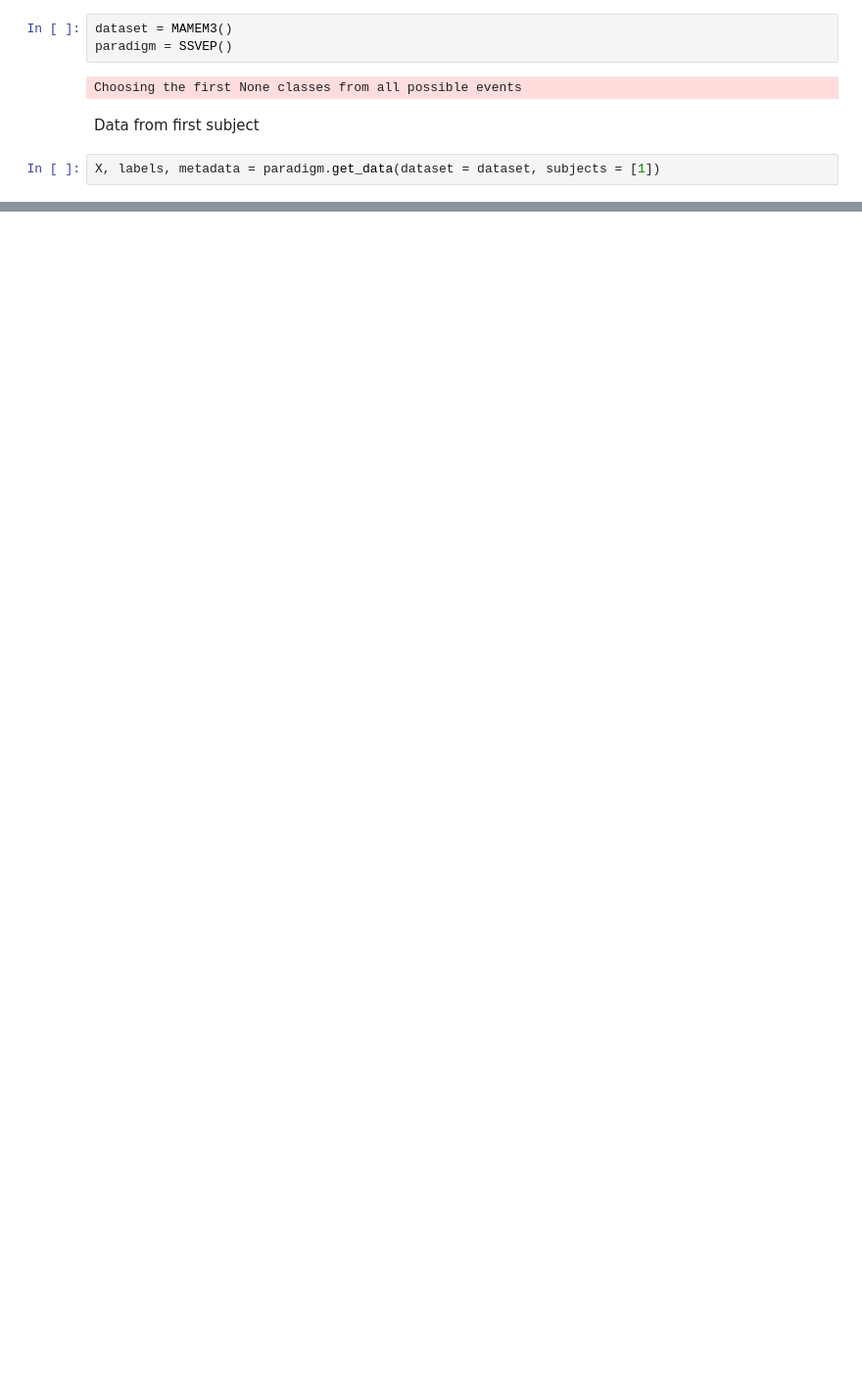
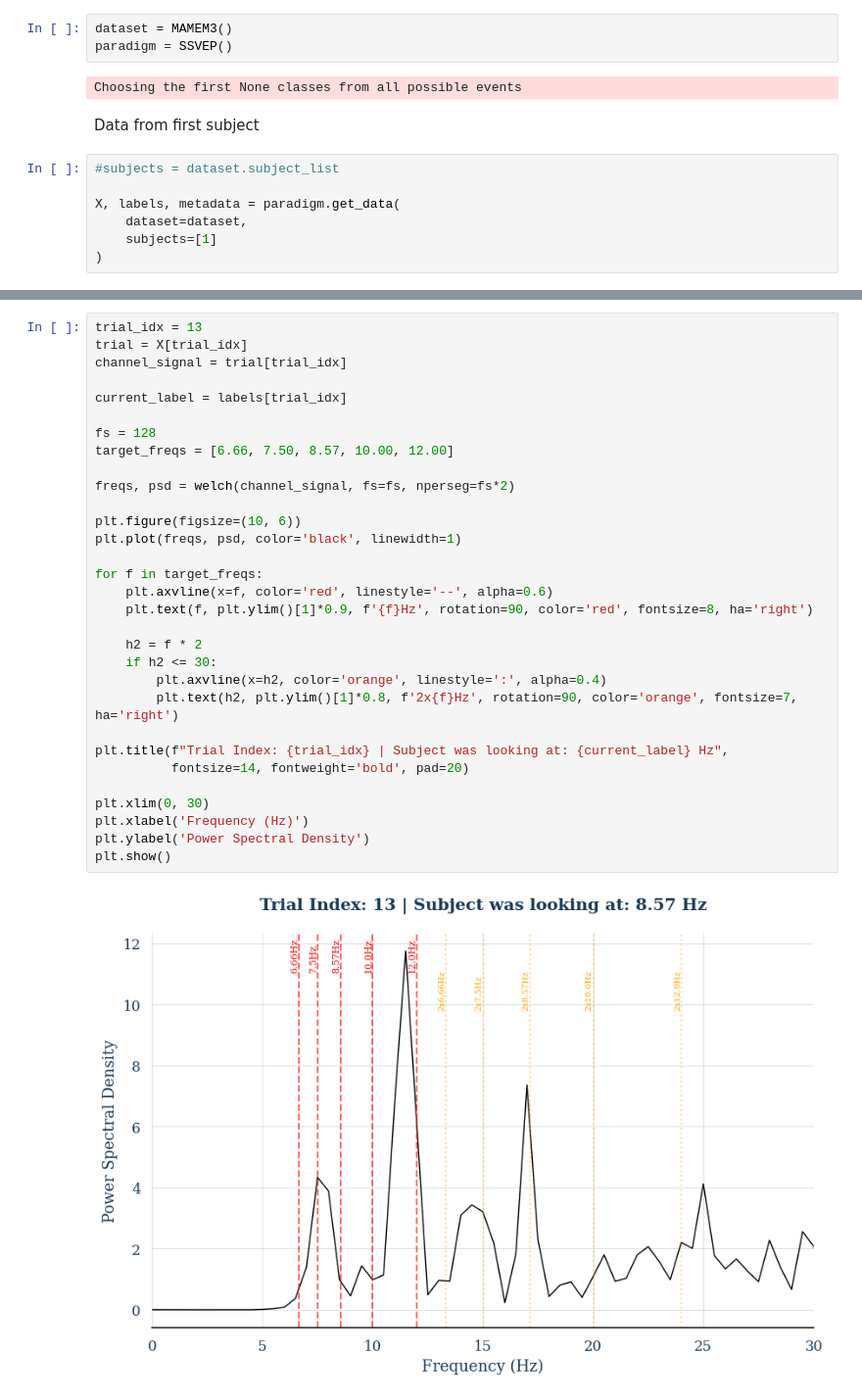
Before and after one commit to KN-Neuron/TALON, a Jupyter notebook: EDA/SSVEP_EDA.ipynb, the cells around one changed output, grey strips where cells are left out. Shown at 98% size. Cells and saved outputs as stored; diff of their text form; blank space fills up the shorter version.

```diff
--- a/EDA/SSVEP_EDA.ipynb
+++ b/EDA/SSVEP_EDA.ipynb
@@ -27,4 +30,9 @@ Choosing the first None classes from all possible events
 # %% [markdown]
 Data from first subject
 # %%
-X, labels, metadata = paradigm.get_data(dataset = dataset, subjects = [1])
+#subjects = dataset.subject_list
+
+X, labels, metadata = paradigm.get_data(
+    dataset=dataset,
+    subjects=[1]
+)
@@ -63,0 +81,33 @@ command_map = {
+# %%
+trial_idx = 13
+trial = X[trial_idx]
+channel_signal = trial[trial_idx]
+
+current_label = labels[trial_idx]
+
+fs = 128
+target_freqs = [6.66, 7.50, 8.57, 10.00, 12.00]
+
+freqs, psd = welch(channel_signal, fs=fs, nperseg=fs*2)
+
+plt.figure(figsize=(10, 6))
+plt.plot(freqs, psd, color='black', linewidth=1)
+
+for f in target_freqs:
+    plt.axvline(x=f, color='red', linestyle='--', alpha=0.6)
+    plt.text(f, plt.ylim()[1]*0.9, f'{f}Hz', rotation=90, color='red', fontsize=8, ha='right')
+
+    h2 = f * 2
+    if h2 <= 30:
+        plt.axvline(x=h2, color='orange', linestyle=':', alpha=0.4)
+        plt.text(h2, plt.ylim()[1]*0.8, f'2x{f}Hz', rotation=90, color='orange', fontsize=7, ha='right')
+
+plt.title(f"Trial Index: {trial_idx} | Subject was looking at: {current_label} Hz",
+          fontsize=14, fontweight='bold', pad=20)
+
+plt.xlim(0, 30)
+plt.xlabel('Frequency (Hz)')
+plt.ylabel('Power Spectral Density')
+plt.show()
+# %% [output]
+[figure, added]
```
Also changed, not shown: parts of 21 cells of this notebook.
